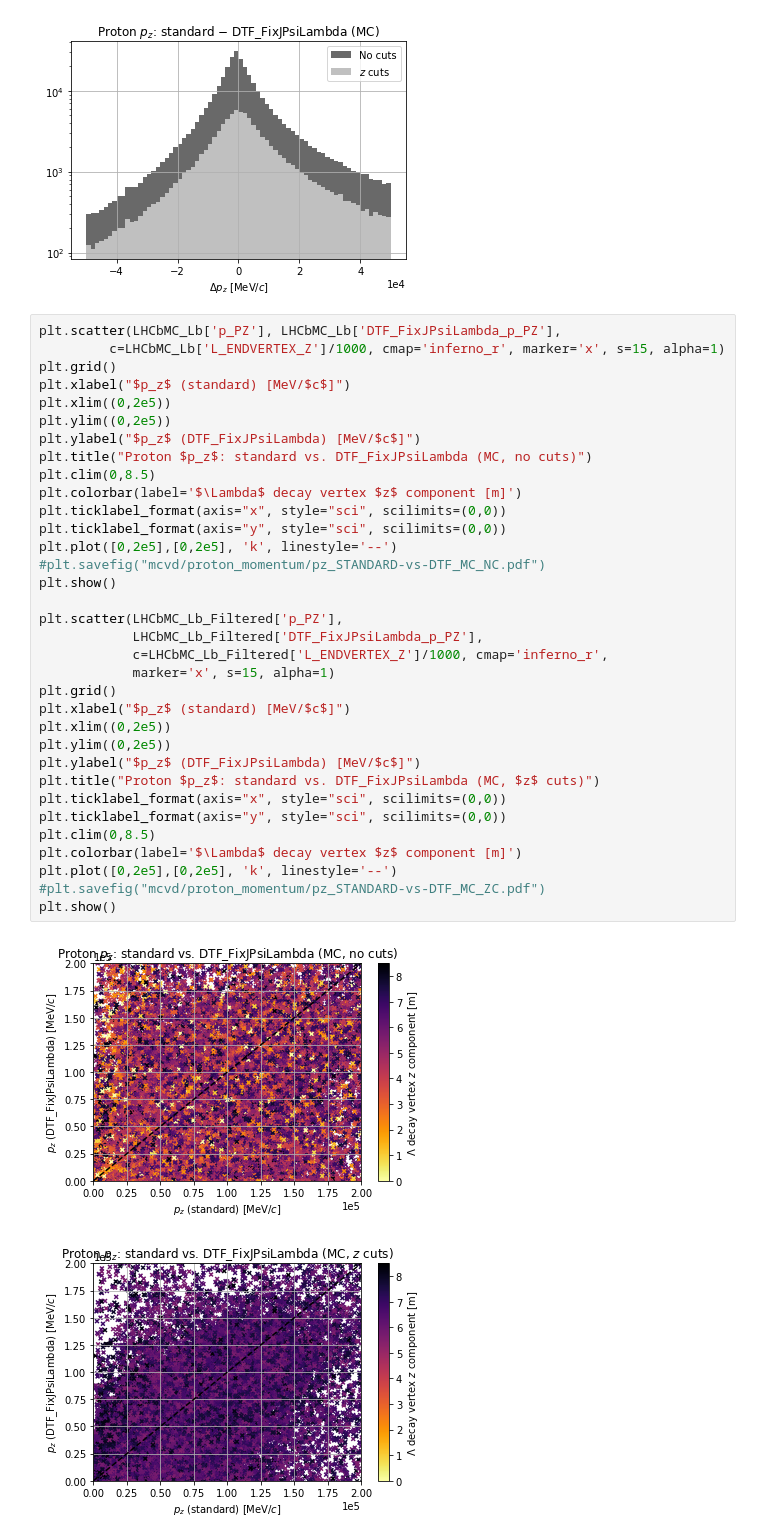
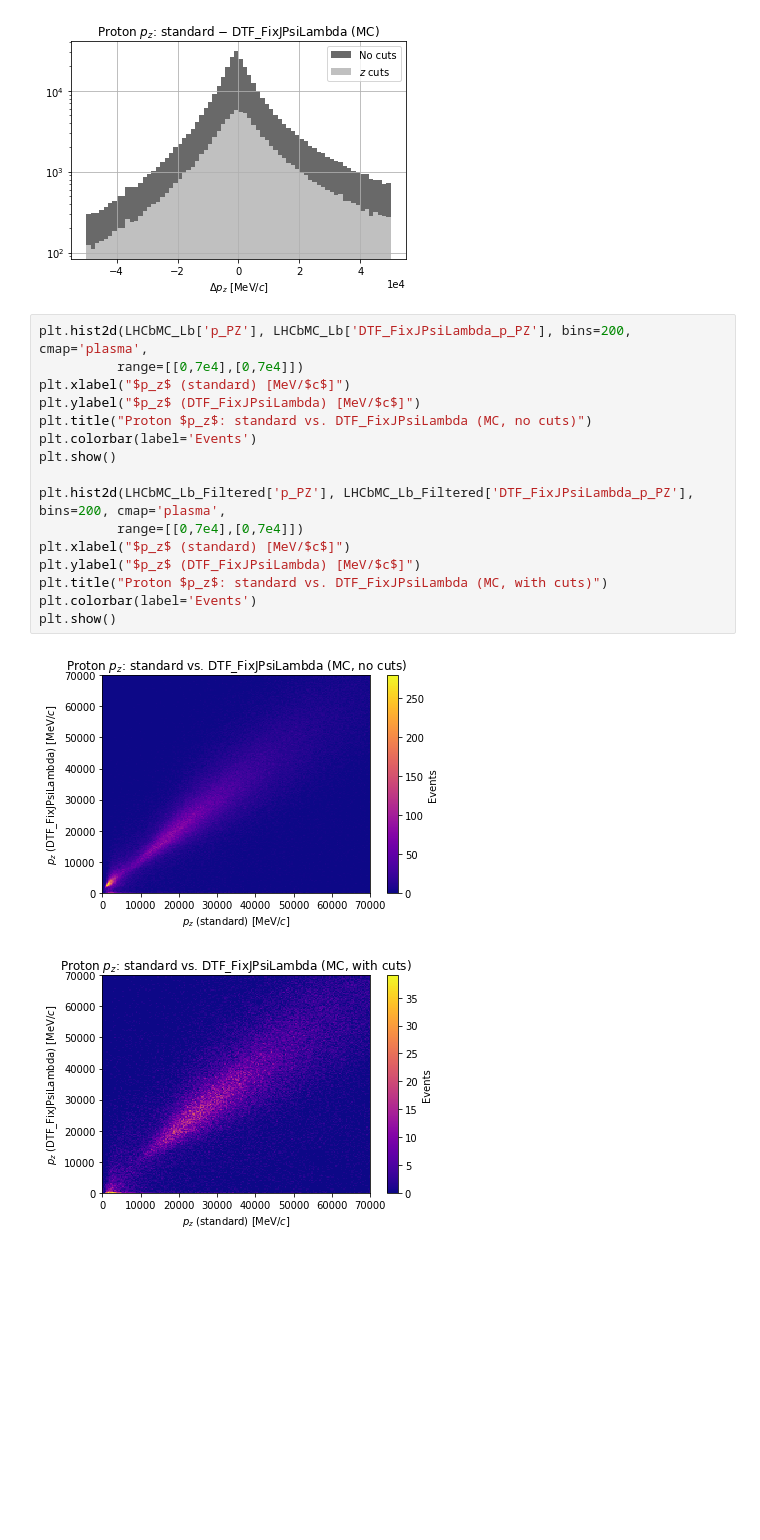
Before and after one commit to alatios/lb2jpsil_preliminary-variable-studies, a Jupyter notebook: JN_MC-vs-data.ipynb, the cells around one changed output. Cells and saved outputs as stored; diff of their text form; blank space fills up the shorter version.

```diff
--- a/JN_MC-vs-data.ipynb
+++ b/JN_MC-vs-data.ipynb
@@ -518,40 +398,22 @@ plt.show()
 [figure]
 [figure]
 [figure]
-# %%
-plt.scatter(LHCbMC_Lb['p_PZ'], LHCbMC_Lb['DTF_FixJPsiLambda_p_PZ'],
-         c=LHCbMC_Lb['L_ENDVERTEX_Z']/1000, cmap='inferno_r', marker='x', s=15, alpha=1)
-plt.grid()
-plt.xlabel("$p_z$ (standard) [MeV/$c$]")
-plt.xlim((0,2e5))
-plt.ylim((0,2e5))
-plt.ylabel("$p_z$ (DTF_FixJPsiLambda) [MeV/$c$]")
-plt.title("Proton $p_z$: standard vs. DTF_FixJPsiLambda (MC, no cuts)")
-plt.clim(0,8.5)
-plt.colorbar(label='$\Lambda$ decay vertex $z$ component [m]')
-plt.ticklabel_format(axis="x", style="sci", scilimits=(0,0))
-plt.ticklabel_format(axis="y", style="sci", scilimits=(0,0))
-plt.plot([0,2e5],[0,2e5], 'k', linestyle='--')
-#plt.savefig("mcvd/proton_momentum/pz_STANDARD-vs-DTF_MC_NC.pdf")
-plt.show()
-
-plt.scatter(LHCbMC_Lb_Filtered['p_PZ'],
-            LHCbMC_Lb_Filtered['DTF_FixJPsiLambda_p_PZ'],
-            c=LHCbMC_Lb_Filtered['L_ENDVERTEX_Z']/1000, cmap='inferno_r',
-            marker='x', s=15, alpha=1)
-plt.grid()
-plt.xlabel("$p_z$ (standard) [MeV/$c$]")
-plt.xlim((0,2e5))
-plt.ylim((0,2e5))
-plt.ylabel("$p_z$ (DTF_FixJPsiLambda) [MeV/$c$]")
-plt.title("Proton $p_z$: standard vs. DTF_FixJPsiLambda (MC, $z$ cuts)")
-plt.ticklabel_format(axis="x", style="sci", scilimits=(0,0))
-plt.ticklabel_format(axis="y", style="sci", scilimits=(0,0))
-plt.clim(0,8.5)
-plt.colorbar(label='$\Lambda$ decay vertex $z$ component [m]')
-plt.plot([0,2e5],[0,2e5], 'k', linestyle='--')
-#plt.savefig("mcvd/proton_momentum/pz_STANDARD-vs-DTF_MC_ZC.pdf")
-plt.show()
-# %% [output]
-[figure, removed]
-[figure, removed]
+# %%
+plt.hist2d(LHCbMC_Lb['p_PZ'], LHCbMC_Lb['DTF_FixJPsiLambda_p_PZ'], bins=200, cmap='plasma',
+          range=[[0,7e4],[0,7e4]])
+plt.xlabel("$p_z$ (standard) [MeV/$c$]")
+plt.ylabel("$p_z$ (DTF_FixJPsiLambda) [MeV/$c$]")
+plt.title("Proton $p_z$: standard vs. DTF_FixJPsiLambda (MC, no cuts)")
+plt.colorbar(label='Events')
+plt.show()
+
+plt.hist2d(LHCbMC_Lb_Filtered['p_PZ'], LHCbMC_Lb_Filtered['DTF_FixJPsiLambda_p_PZ'], bins=200, cmap='plasma',
+          range=[[0,7e4],[0,7e4]])
+plt.xlabel("$p_z$ (standard) [MeV/$c$]")
+plt.ylabel("$p_z$ (DTF_FixJPsiLambda) [MeV/$c$]")
+plt.title("Proton $p_z$: standard vs. DTF_FixJPsiLambda (MC, with cuts)")
+plt.colorbar(label='Events')
+plt.show()
+# %% [output]
+[figure, added]
+[figure, added]
```
Also changed, not shown: parts of 8 cells of this notebook.
